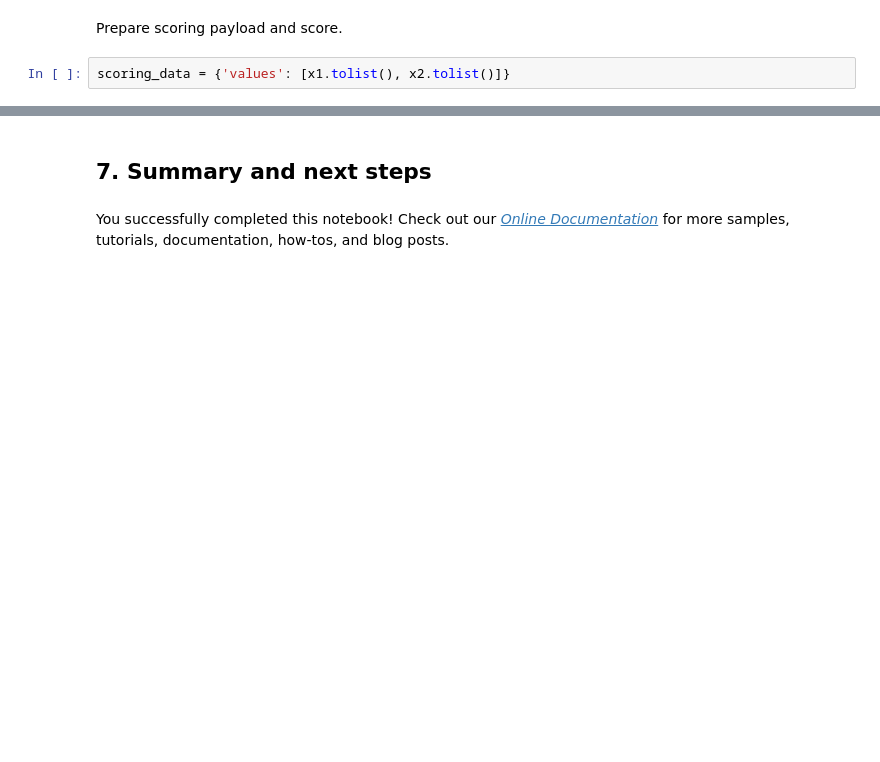
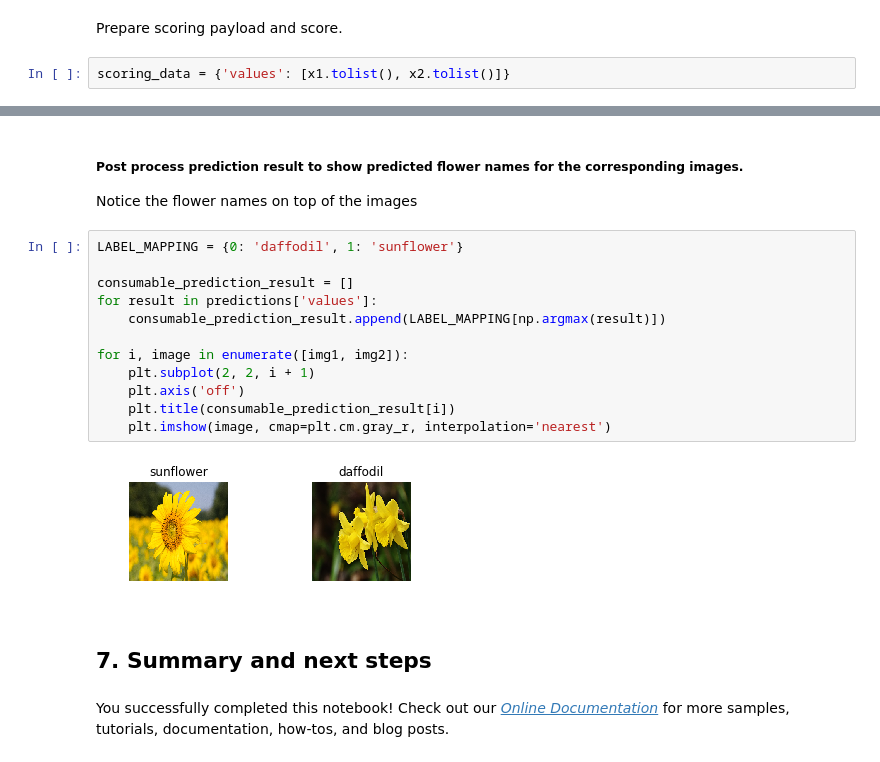
Before and after one commit to krishnamurthy-a/Deep-Learning, a Jupyter notebook: object-detection/wml/wml_transfer_learning_flowers_v2_pub.ipynb, the cells around one changed output, grey strips where cells are left out. Drawn from its saved outputs; the diff is of its cells as text; blank space fills up the shorter version.

Commit message:
post processing updated

```diff
--- a/object-detection/wml/wml_transfer_learning_flowers_v2_pub.ipynb
+++ b/object-detection/wml/wml_transfer_learning_flowers_v2_pub.ipynb
@@ -685,3 +728,20 @@ Scoring result: {'fields': ['prediction'], 'values': [[0.00034502355265431106, 0
+# %% [markdown]
+##### Post process prediction result to show predicted flower names for the corresponding images.
+Notice the flower names on top of the images
+# %%
+LABEL_MAPPING = {0: 'daffodil', 1: 'sunflower'}
+
+consumable_prediction_result = []
+for result in predictions['values']:
+    consumable_prediction_result.append(LABEL_MAPPING[np.argmax(result)])
+
+for i, image in enumerate([img1, img2]):
+    plt.subplot(2, 2, i + 1)
+    plt.axis('off')
+    plt.title(consumable_prediction_result[i])
+    plt.imshow(image, cmap=plt.cm.gray_r, interpolation='nearest')
+# %% [output]
+[figure, added]
 # %% [markdown]
 <a id="summary"></a>
 ## 7. Summary and next steps
```
Also changed, not shown: parts of 13 cells of this notebook, 1 other file.
